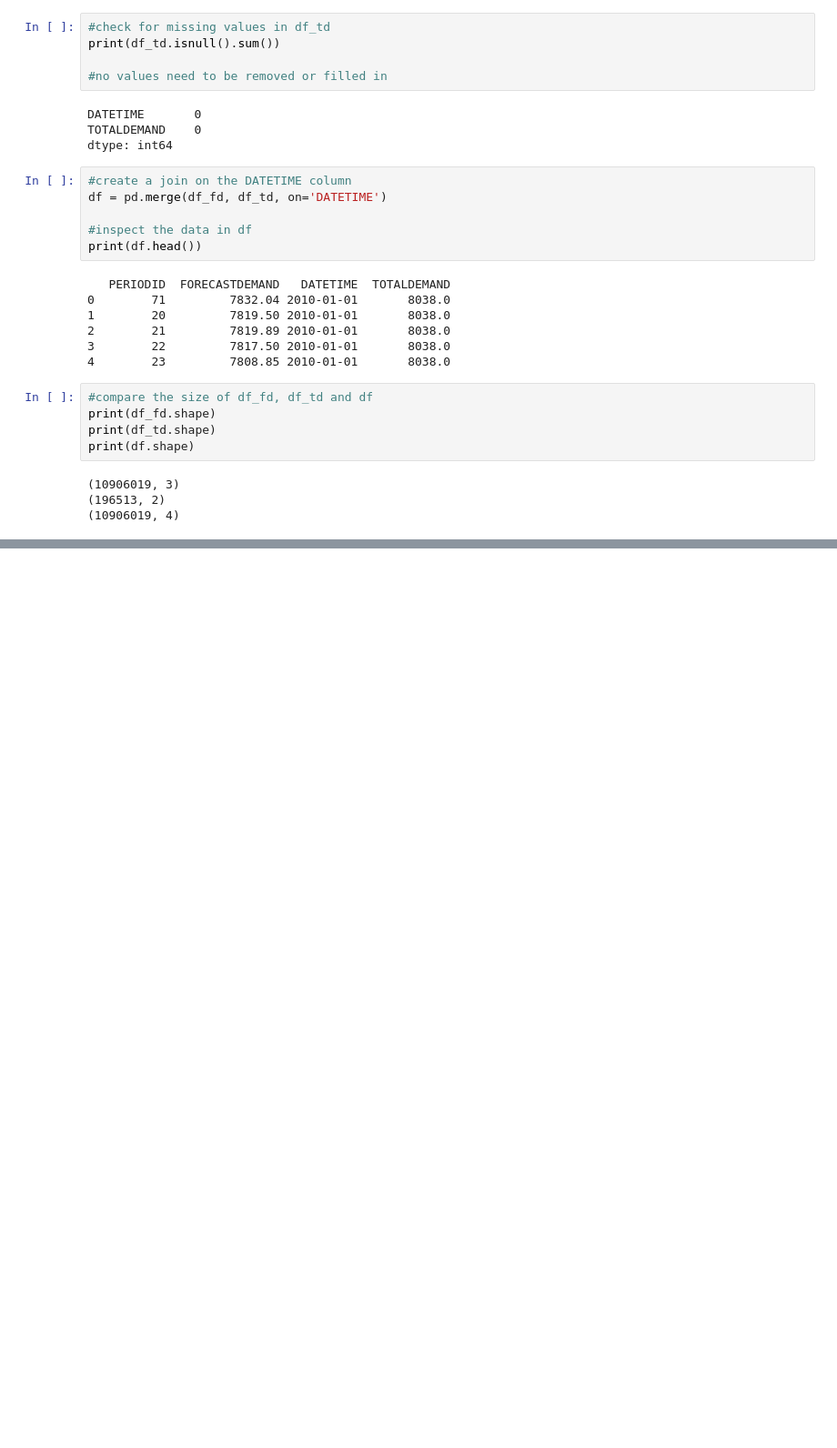
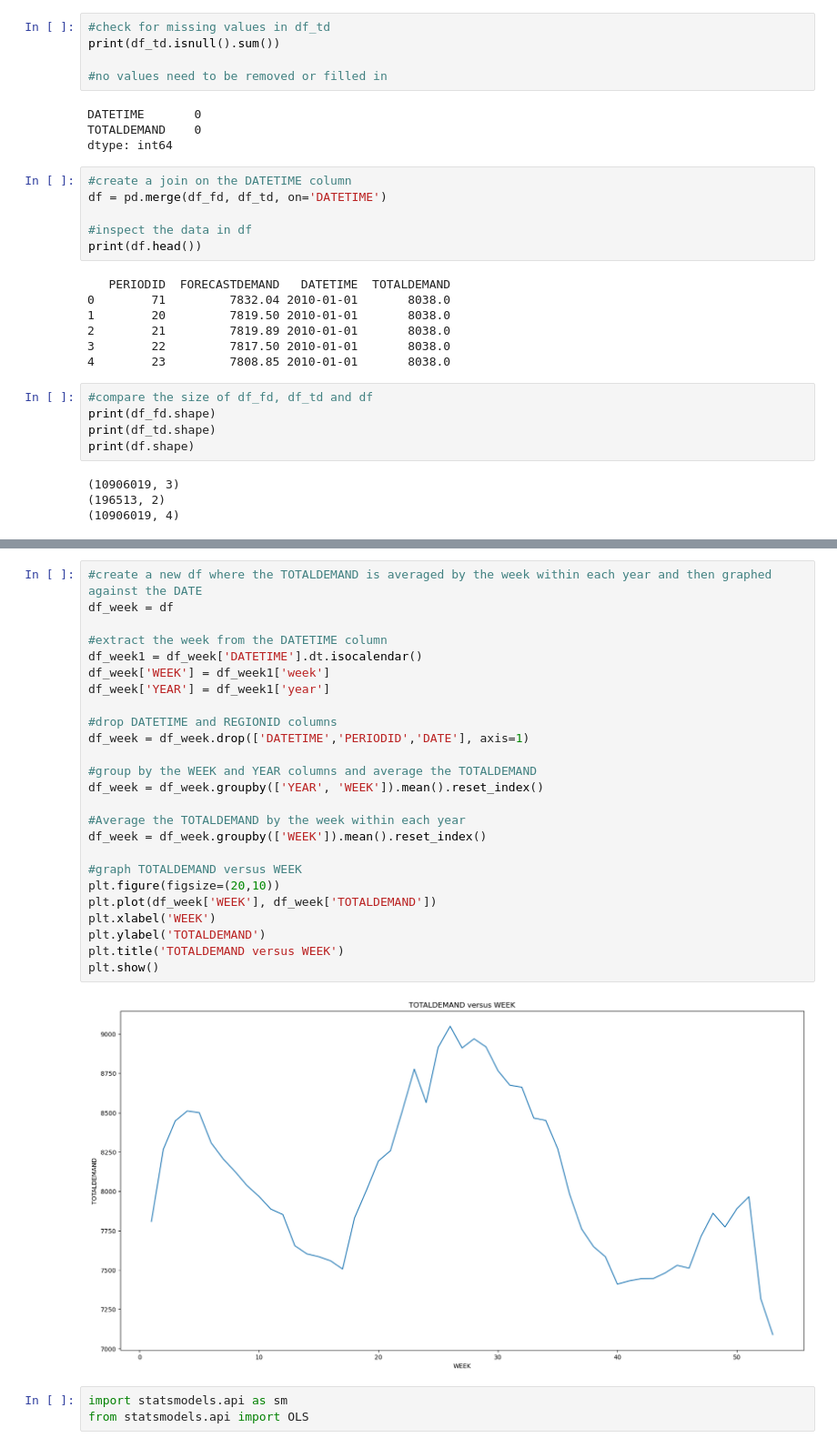
Before and after one commit to UNSW-ZZSC9020-H52024/Group5, a Jupyter notebook: src/TomEDA.ipynb, the cells around one changed output, grey strips where cells are left out. Shown at 91% size. Drawn from its saved outputs; the diff is of its cells as text; blank space fills up the shorter version.

```diff
--- a/src/TomEDA.ipynb
+++ b/src/TomEDA.ipynb
@@ -137,0 +181,30 @@ print(np.sqrt(np.mean((df['TOTALDEMAND'] - df['FORECASTDEMAND'])**2)))
+# %%
+#create a new df where the TOTALDEMAND is averaged by the week within each year and then graphed against the DATE
+df_week = df
+
+#extract the week from the DATETIME column
+df_week1 = df_week['DATETIME'].dt.isocalendar()
+df_week['WEEK'] = df_week1['week']
+df_week['YEAR'] = df_week1['year']
+
+#drop DATETIME and REGIONID columns
+df_week = df_week.drop(['DATETIME','PERIODID','DATE'], axis=1)
+
+#group by the WEEK and YEAR columns and average the TOTALDEMAND
+df_week = df_week.groupby(['YEAR', 'WEEK']).mean().reset_index()
+
+#Average the TOTALDEMAND by the week within each year
+df_week = df_week.groupby(['WEEK']).mean().reset_index()
+
+#graph TOTALDEMAND versus WEEK
+plt.figure(figsize=(20,10))
+plt.plot(df_week['WEEK'], df_week['TOTALDEMAND'])
+plt.xlabel('WEEK')
+plt.ylabel('TOTALDEMAND')
+plt.title('TOTALDEMAND versus WEEK')
+plt.show()
+# %% [output]
+[figure, added]
+# %%
+import statsmodels.api as sm
+from statsmodels.api import OLS
```
Also changed, not shown: parts of 3 cells of this notebook.
